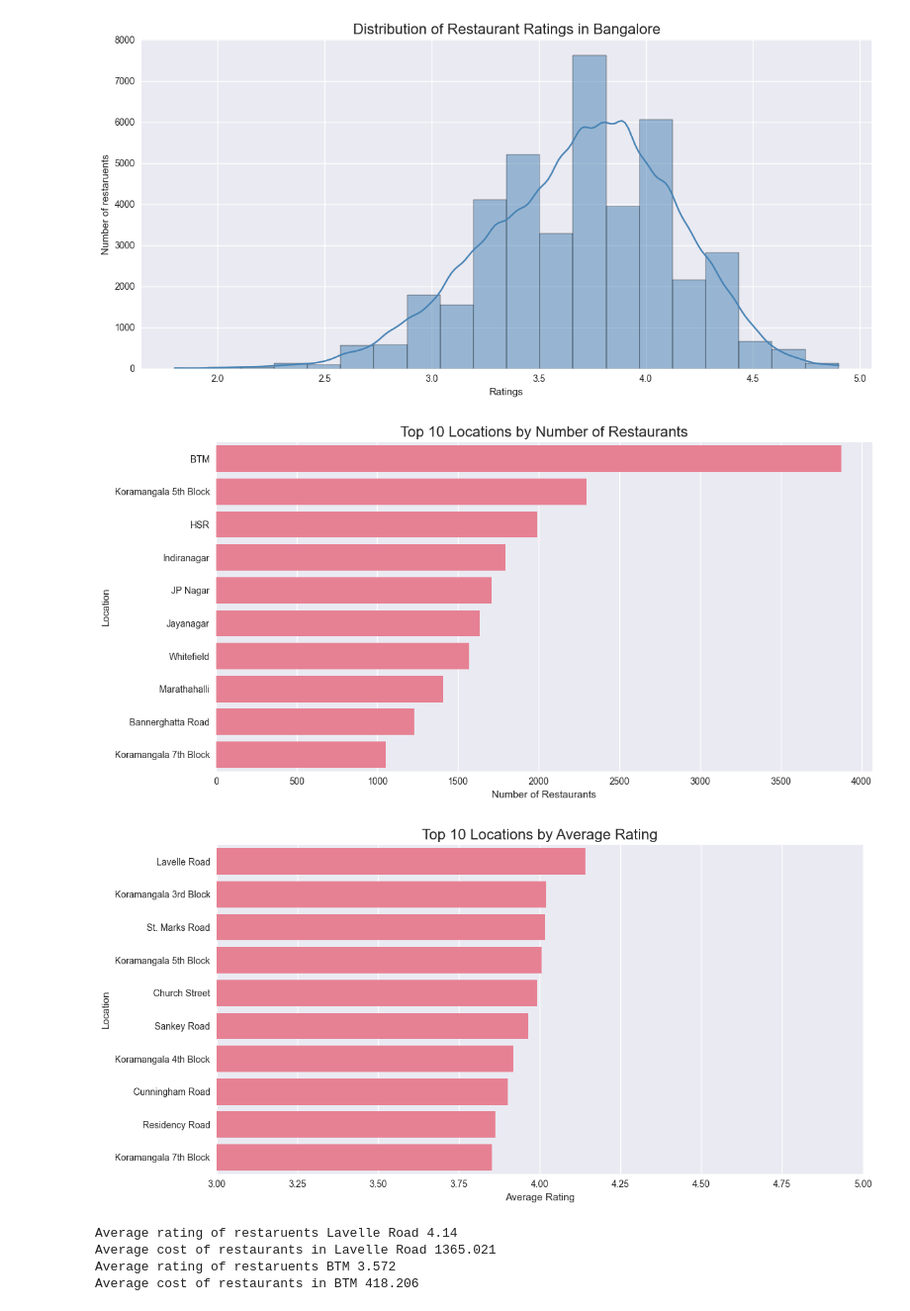
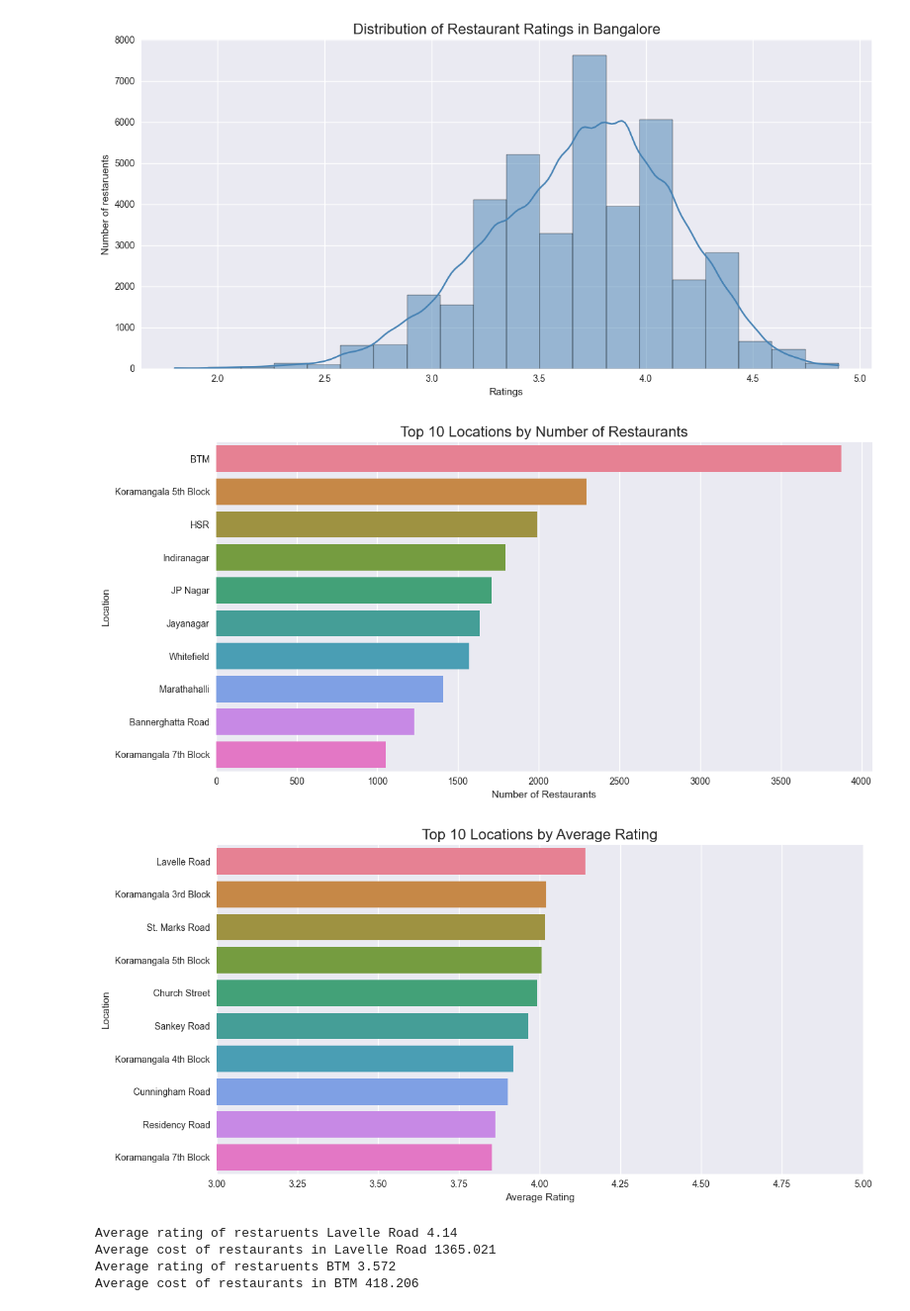
Before and after one commit to lakshmeenarasimhan/project-1-eda-dashboard, a Jupyter notebook: notebooks/EDA.ipynb, the cells around one changed output. Shown at 99% size. Saved outputs shown, nothing was run; the diff lists cells and outputs as text; code cells hidden in the pictures.

Commit message:
Phase 2: exploratory analysis complete, 9 visualizations

```diff
--- a/notebooks/EDA.ipynb
+++ b/notebooks/EDA.ipynb
@@ -35,26 +35,26 @@ plt.show()
 [figure]
 # %%
 location_count = df['location'].value_counts().head(10)
-sns.barplot(x = location_count.values,y = location_count.index)
+sns.barplot(x = location_count.values,y = location_count.index,palette = 'husl')
 plt.title('Top 10 Locations by Number of Restaurants',fontsize=16)
 plt.xlabel('Number of Restaurants')
 plt.ylabel('Location')
 plt.tight_layout()
 plt.show()
 # %% [output]
-[figure, old version]
+[figure, new version]
 # %%
 #Relationship between restaruent count(by area) and ratings
 avg_rating_loc = df.groupby('location')['rate'].mean().sort_values(ascending = False).head(10)
-sns.barplot(x = avg_rating_loc.values, y = avg_rating_loc.index)
+sns.barplot(x = avg_rating_loc.values, y = avg_rating_loc.index,palette = 'husl')
 plt.title('Top 10 Locations by Average Rating', fontsize=16)
 plt.xlabel('Average Rating')
 plt.ylabel('Location')
 plt.xlim(3, 5)
 plt.tight_layout()
 plt.show()
 # %% [output]
-[figure, old version]
+[figure, new version]
 # %%
 print('Average rating of restaruents Lavelle Road',df[df['location'] == 'Lavelle Road']['rate'].mean().round(3))
 print('Average cost of restaurants in Lavelle Road',df[df['location'] == 'Lavelle Road']['approx_cost(for two people)'].mean().round(3))
```
Also changed, not shown: parts of 8 cells of this notebook.
